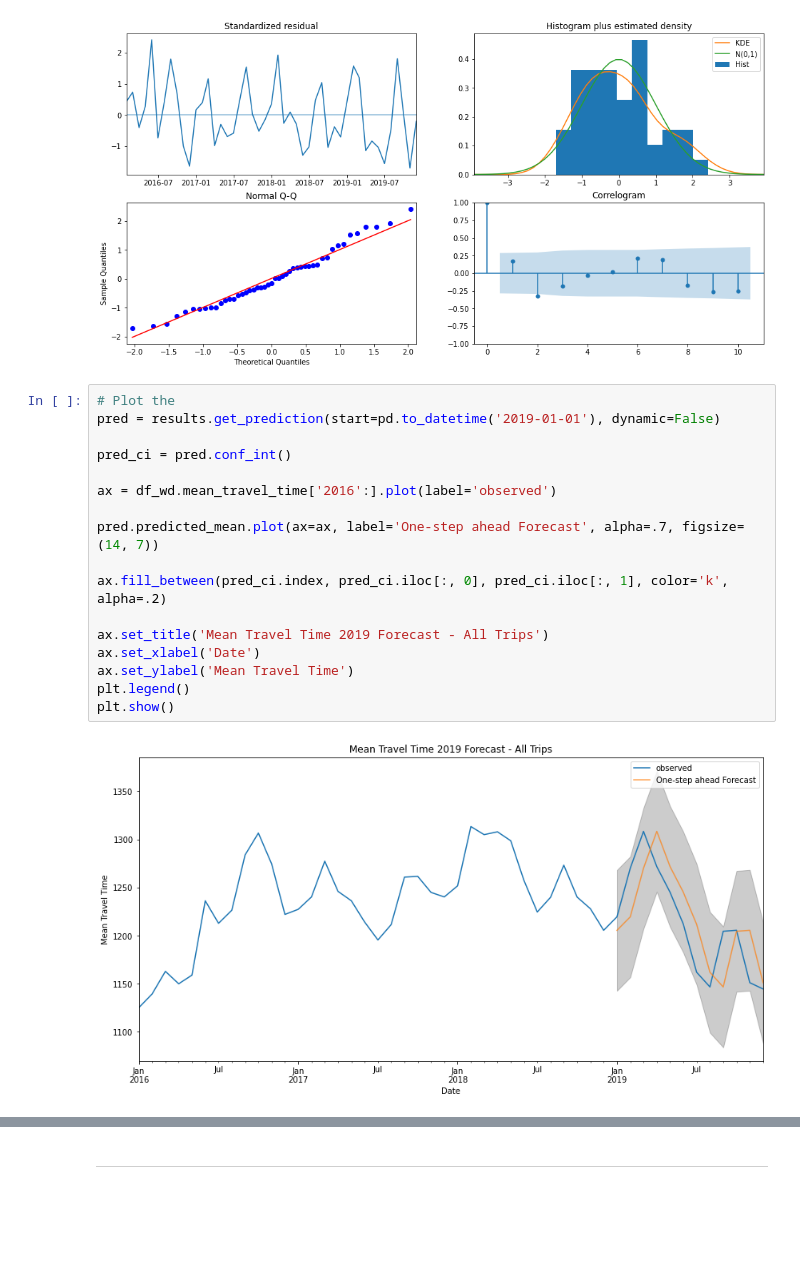
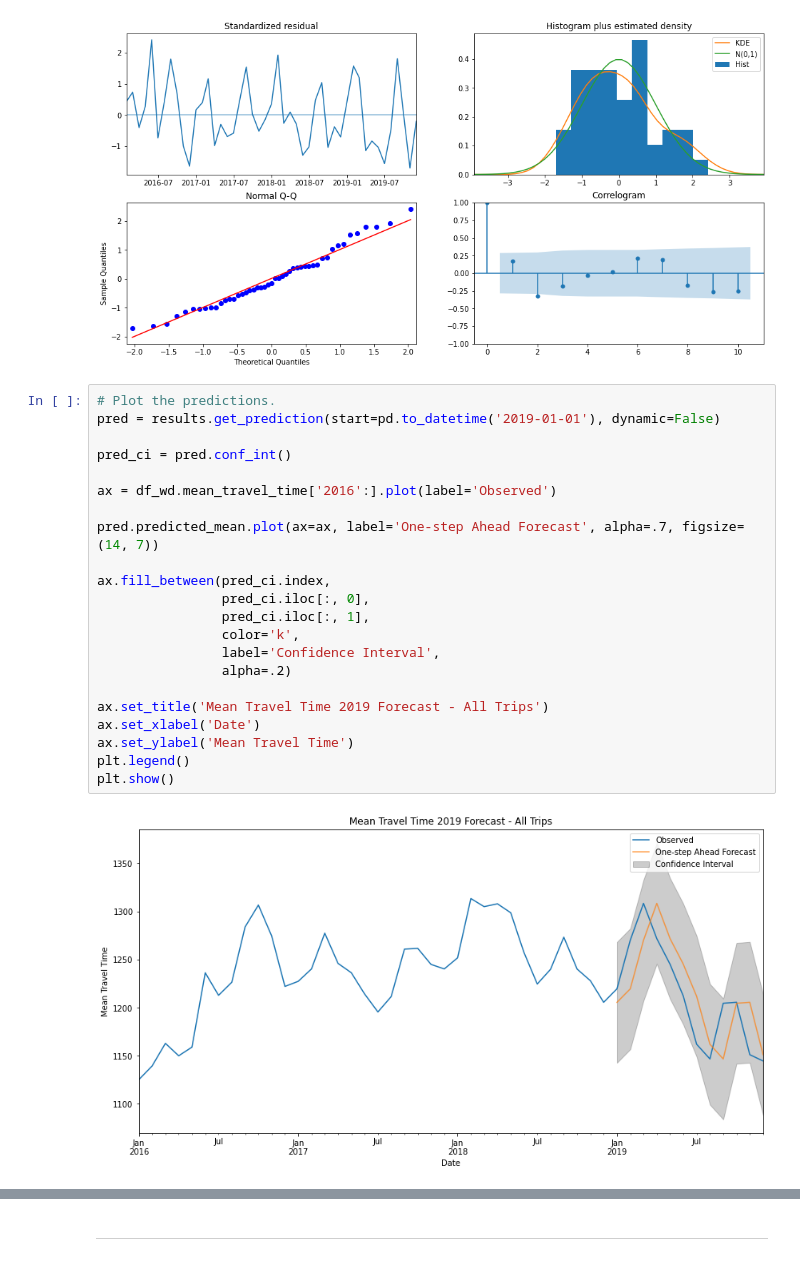
Before and after one commit to bobbyiestofjos/forecasting_uber_travel_times, a Jupyter notebook: notebooks/03_model.ipynb, the cells around one changed output, grey strips where cells are left out. Drawn from its saved outputs; the diff is of its cells as text; blank space fills up the shorter version.

```diff
--- a/notebooks/03_model.ipynb
+++ b/notebooks/03_model.ipynb
@@ -106,22 +106,27 @@ plt.show()
 # %% [output]
 [figure]
 # %%
-# Plot the
+# Plot the predictions.
 pred = results.get_prediction(start=pd.to_datetime('2019-01-01'), dynamic=False)
 
 pred_ci = pred.conf_int()
 
-ax = df_wd.mean_travel_time['2016':].plot(label='observed')
+ax = df_wd.mean_travel_time['2016':].plot(label='Observed')
 
-pred.predicted_mean.plot(ax=ax, label='One-step ahead Forecast', alpha=.7, figsize=(14, 7))
+pred.predicted_mean.plot(ax=ax, label='One-step Ahead Forecast', alpha=.7, figsize=(14, 7))
 
-ax.fill_between(pred_ci.index, pred_ci.iloc[:, 0], pred_ci.iloc[:, 1], color='k', alpha=.2)
+ax.fill_between(pred_ci.index,
+                pred_ci.iloc[:, 0],
+                pred_ci.iloc[:, 1],
+                color='k',
+                label='Confidence Interval',
+                alpha=.2)
 
 ax.set_title('Mean Travel Time 2019 Forecast - All Trips')
 ax.set_xlabel('Date')
 ax.set_ylabel('Mean Travel Time')
 plt.legend()
 plt.show()
 # %% [output]
-[figure, old version]
+[figure, new version]
 # %%
```
Also changed, not shown: parts of 3 cells of this notebook, 2 other files.
